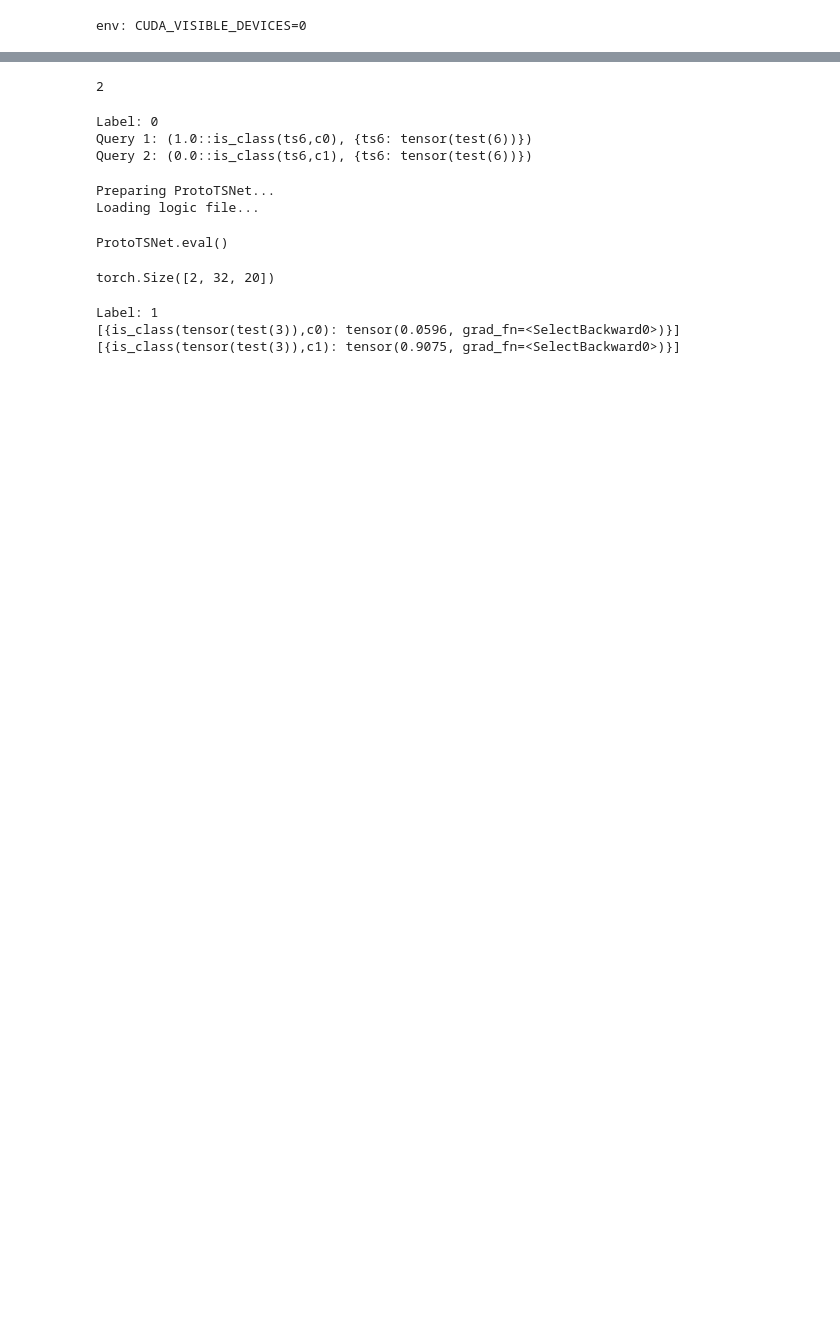
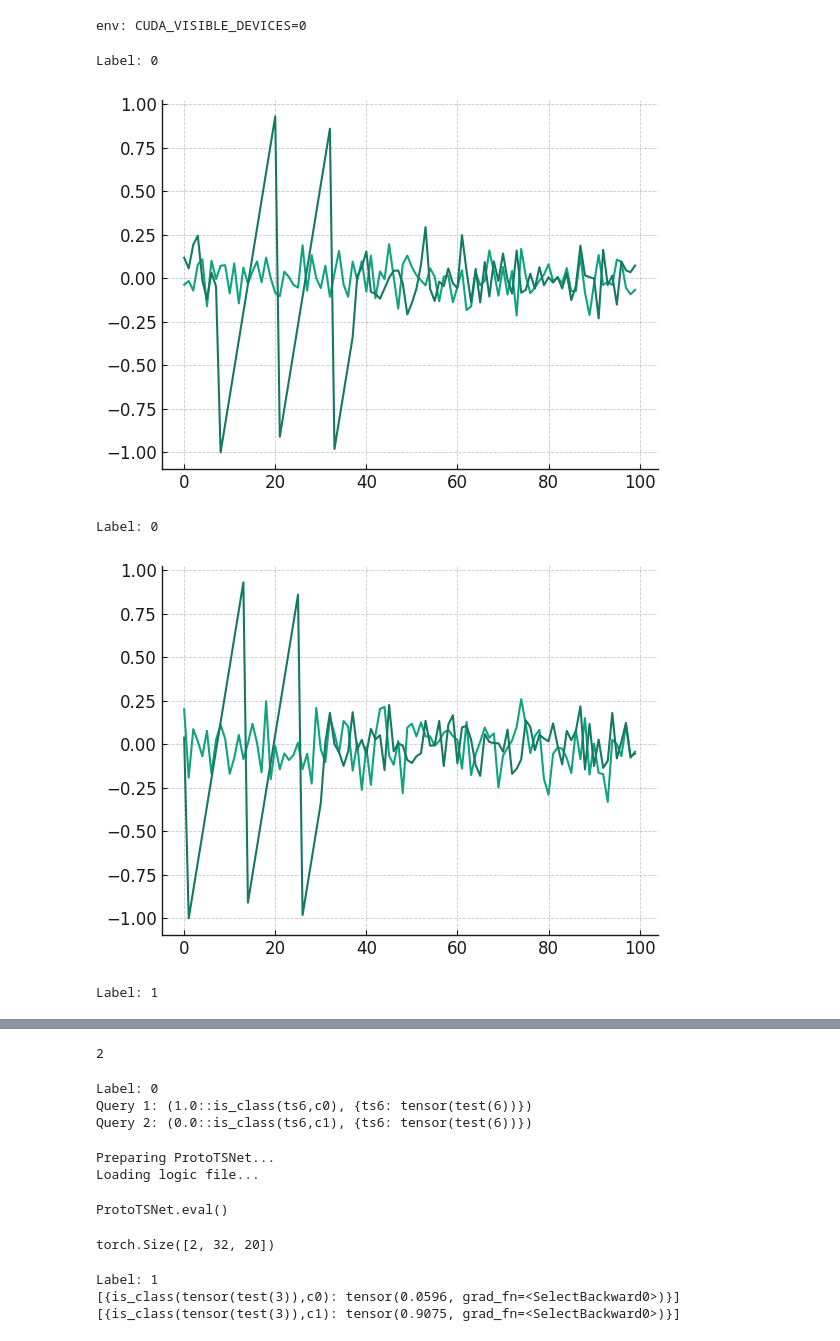
Before and after one commit to bmalkus/ProtoTSNet-DPL, a Jupyter notebook: dpl.ipynb, the cells around one changed output, grey strips where cells are left out. Cells and saved outputs as stored; diff of their text form; code cells hidden in the pictures; blank space fills up the shorter version.

```diff
--- a/dpl.ipynb
+++ b/dpl.ipynb
@@ -104,0 +69,14 @@ class ArtificialProtosQueries(DPLDataset):
+# %%
+dataset = ArtificialProtosDatasetRandomShift(50, num_feat=2, classes=2)
+# %%
+for i in range(3):
+    idx = i
+    print(f'Label: {dataset.get_label(idx)}')
+    plt.plot(dataset[[idx]].T)
+    plt.show()
+# %% [output]
+Label: 0
+[figure, added]
+Label: 0
+[figure, added]
+Label: 1
```
Also changed, not shown: parts of 5 cells of this notebook, 3 other files.
